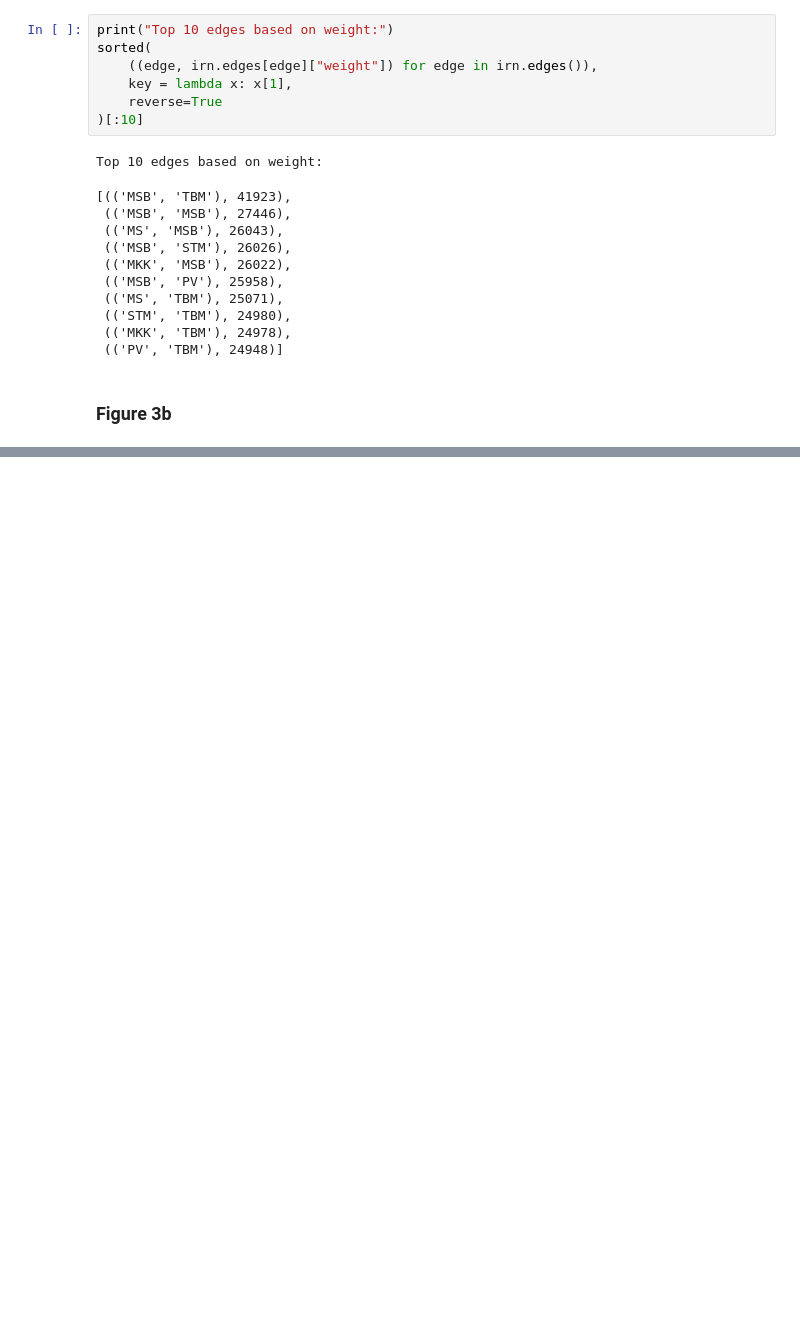
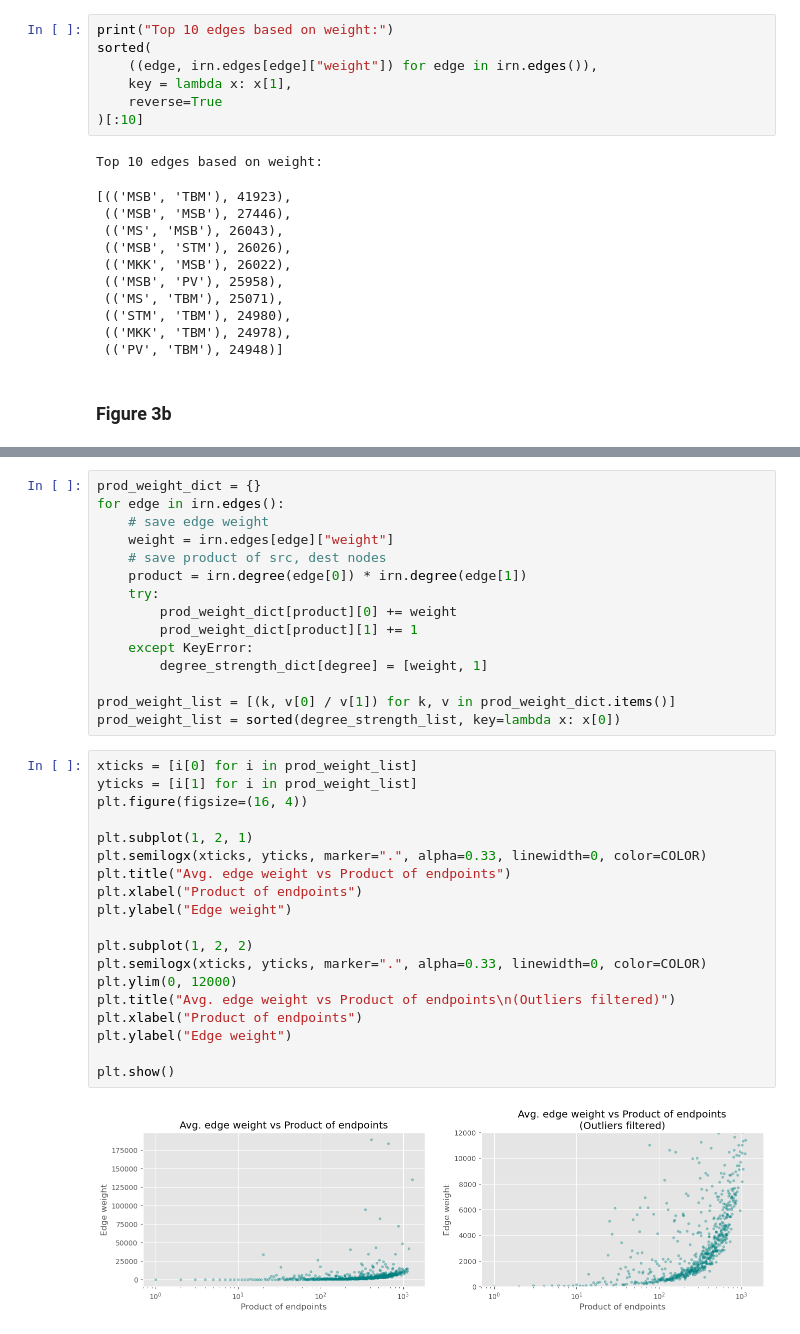
Before and after one commit to Armagaan/irn-data-analysis, a Jupyter notebook: src/explore.ipynb, the cells around one changed output, grey strips where cells are left out. Cells and saved outputs as stored; diff of their text form; blank space fills up the shorter version.

```diff
--- a/src/explore.ipynb
+++ b/src/explore.ipynb
@@ -369,0 +430,36 @@ Top 10 edges based on weight:
+# %%
+prod_weight_dict = {}
+for edge in irn.edges():
+    # save edge weight
+    weight = irn.edges[edge]["weight"]
+    # save product of src, dest nodes
+    product = irn.degree(edge[0]) * irn.degree(edge[1])
+    try:
+        prod_weight_dict[product][0] += weight
+        prod_weight_dict[product][1] += 1
+    except KeyError:
+        degree_strength_dict[degree] = [weight, 1]
+
+prod_weight_list = [(k, v[0] / v[1]) for k, v in prod_weight_dict.items()]
+prod_weight_list = sorted(degree_strength_list, key=lambda x: x[0])
+# %%
+xticks = [i[0] for i in prod_weight_list]
+yticks = [i[1] for i in prod_weight_list]
+plt.figure(figsize=(16, 4))
+
+plt.subplot(1, 2, 1)
+plt.semilogx(xticks, yticks, marker=".", alpha=0.33, linewidth=0, color=COLOR)
+plt.title("Avg. edge weight vs Product of endpoints")
+plt.xlabel("Product of endpoints")
+plt.ylabel("Edge weight")
+
+plt.subplot(1, 2, 2)
+plt.semilogx(xticks, yticks, marker=".", alpha=0.33, linewidth=0, color=COLOR)
+plt.ylim(0, 12000)
+plt.title("Avg. edge weight vs Product of endpoints\n(Outliers filtered)")
+plt.xlabel("Product of endpoints")
+plt.ylabel("Edge weight")
+
+plt.show()
+# %% [output]
+[figure, added]
```
Also changed, not shown: parts of 8 cells of this notebook.
